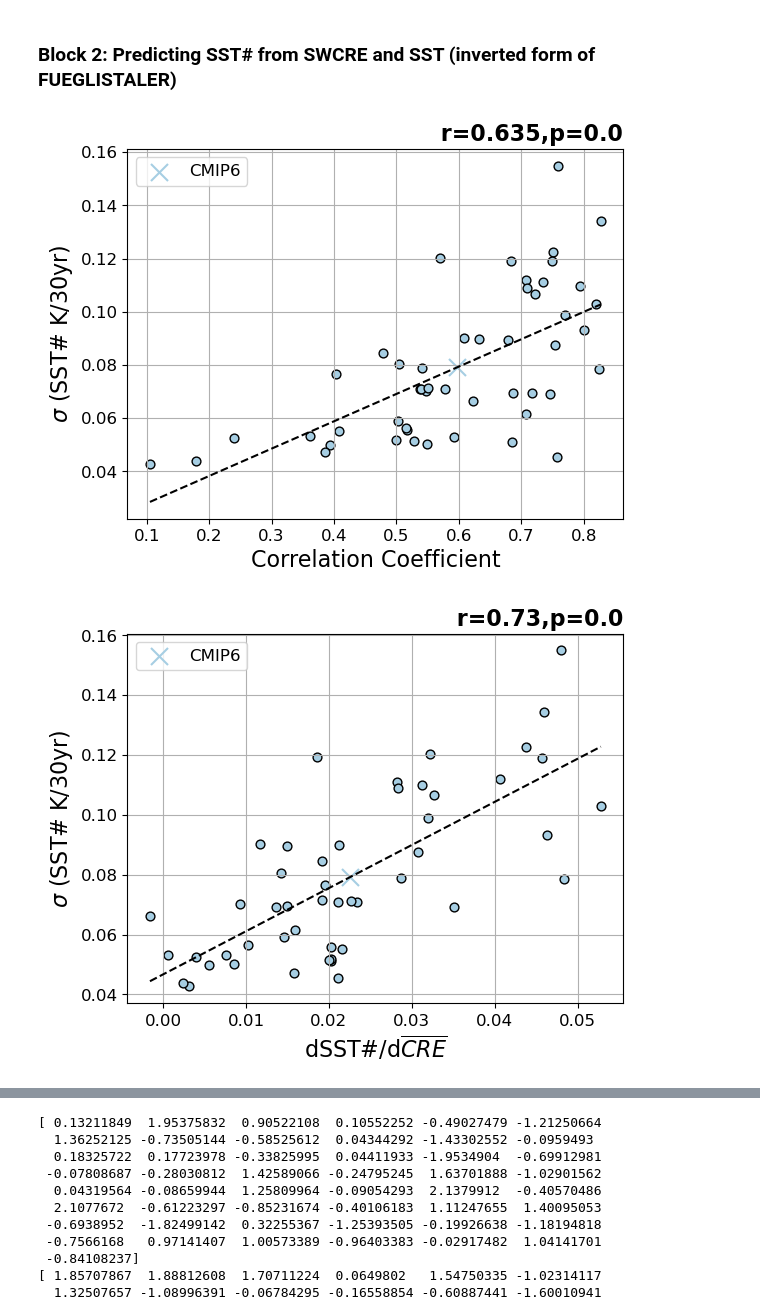
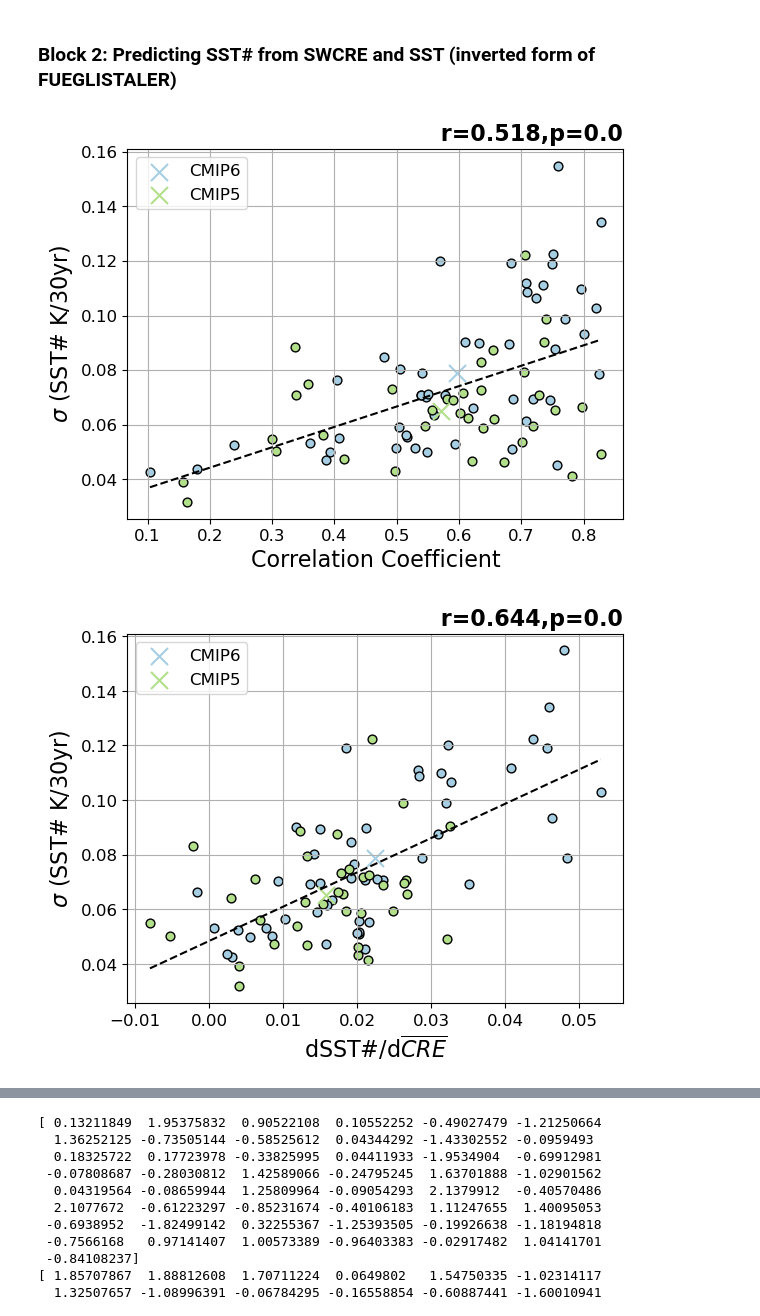
Before and after one commit to zacespinosa/tropical_pacific_clouds, a Jupyter notebook: SSTsharp.ipynb, the cells around one changed output, grey strips where cells are left out. Drawn from its saved outputs; the diff is of its cells as text; code cells hidden in the pictures.

```diff
--- a/SSTsharp.ipynb
+++ b/SSTsharp.ipynb
@@ -1178,14 +1289,19 @@ def calculate_rolling_trend(data: xr.Dataset, model: str = "", window: int = 12*
 
 
 # Load SST Sharp Trend
-tos_trends_sharp = {}
 
-for model in ds_swcf.model.values:
-    try:
-        tos_trends_sharp[model] = calculate_rolling_trend(ds_tos_sharp.sel(model=model))
-    except Exception as e:
-        print(model, e)
+def get_rolling_trend(ds_swcf, ds_tos_sharp):
+    tos_trends_sharp = {}
 
-ds_tos_trends_sharp = xr.concat(list(tos_trends_sharp.values()), dim='model')
-ds_tos_trends_sharp = ds_tos_trends_sharp.assign_coords(model=list(tos_trends_sharp.keys()))
-ds_tos_trends_sharp
+    for model in ds_swcf.model.values:
+        try:
+            tos_trends_sharp[model] = calculate_rolling_trend(ds_tos_sharp.sel(model=model))
+        except Exception as e:
+            print(model, e)
+
+    ds_tos_trends_sharp = xr.concat(list(tos_trends_sharp.values()), dim='model')
+    ds_tos_trends_sharp = ds_tos_trends_sharp.assign_coords(model=list(tos_trends_sharp.keys()))
+    return ds_tos_trends_sharp
+
+ds_tos_trends_sharp_cmip6 = get_rolling_trend(ds_swcf_cmip6, ds_tos_sharp_cmip6)
+ds_tos_trends_sharp_cmip5 = get_rolling_trend(ds_swcf_cmip5, ds_tos_sharp_cmip5)
@@ -1233,12 +1343,28 @@ sstmean_bar = np.array(sstmean_bar)
 # %% [markdown]
 ### Block 2: Predicting SST# from SWCRE and SST (inverted form of FUEGLISTALER)
 # %%
-sstsharp_trend = (ds_tos_trends_sharp["SSTsharp_trend"]*12*30).std(["time"], skipna=True)
-create_scatter(r, sstsharp_trend, xlabel=r"Correlation Coefficient", ylabel=r"$\sigma$ (SST# K/30yr)")
+sstsharp_trend_cmip6 = (ds_tos_trends_sharp_cmip6["SSTsharp_trend"]*12*30).std(["time"], skipna=True)
+sstsharp_trend_cmip5 = (ds_tos_trends_sharp_cmip5["SSTsharp_trend"]*12*30).std(["time"], skipna=True)
+
+create_scatter(
+    x6=rcmip6[0],
+    y6=sstsharp_trend_cmip6,
+    x5=rcmip5[0],
+    y5=sstsharp_trend_cmip5,
+    xlabel=r"Correlation Coefficient", ylabel=r"$\sigma$ (SST# K/30yr)"
+)
 # %% [output]
-[figure, old version]
+[figure, new version]
 # %%
-create_scatter(swcfinv, sstsharp_trend, xlabel=r"dSST#/d$\overline{CRE}$", ylabel=r"$\sigma$ (SST# K/30yr)")
+# create_scatter(swcfinv, sstsharp_trend, xlabel=r"dSST#/d$\overliine{CRE}$", ylabel=r"$\sigma$ (SST# K/30yr)")
+
+create_scatter(
+    x6=rcmip6[1],
+    y6=sstsharp_trend_cmip6,
+    x5=rcmip5[1],
+    y5=sstsharp_trend_cmip5,
+    xlabel=r"dSST#/d$\overline{CRE}$", ylabel=r"$\sigma$ (SST# K/30yr)"
+)
 # %% [output]
-[figure, old version]
+[figure, new version]
 # %%
```
Also changed, not shown: parts of 25 cells of this notebook.
